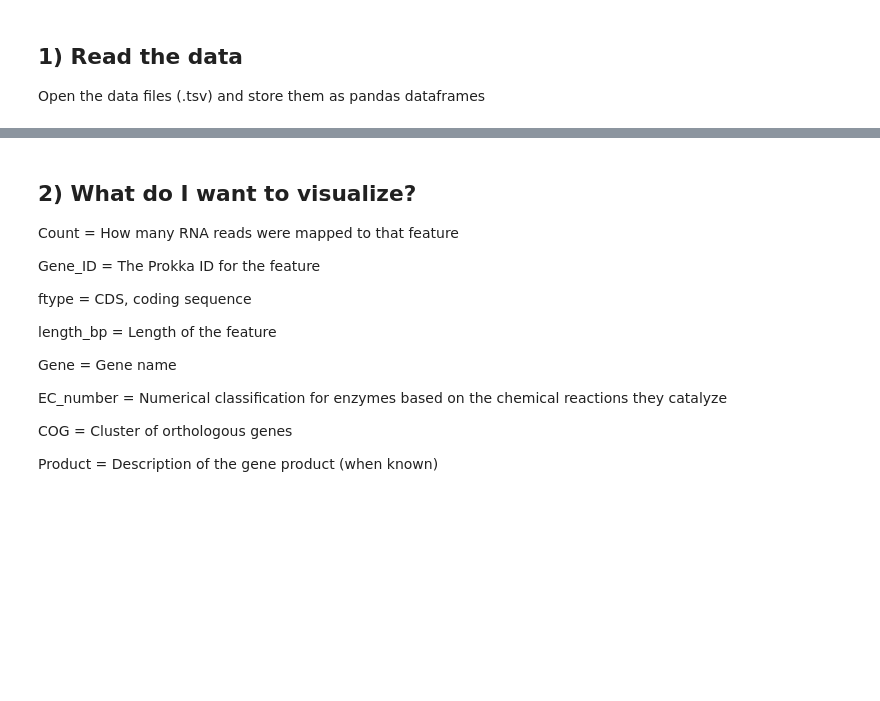
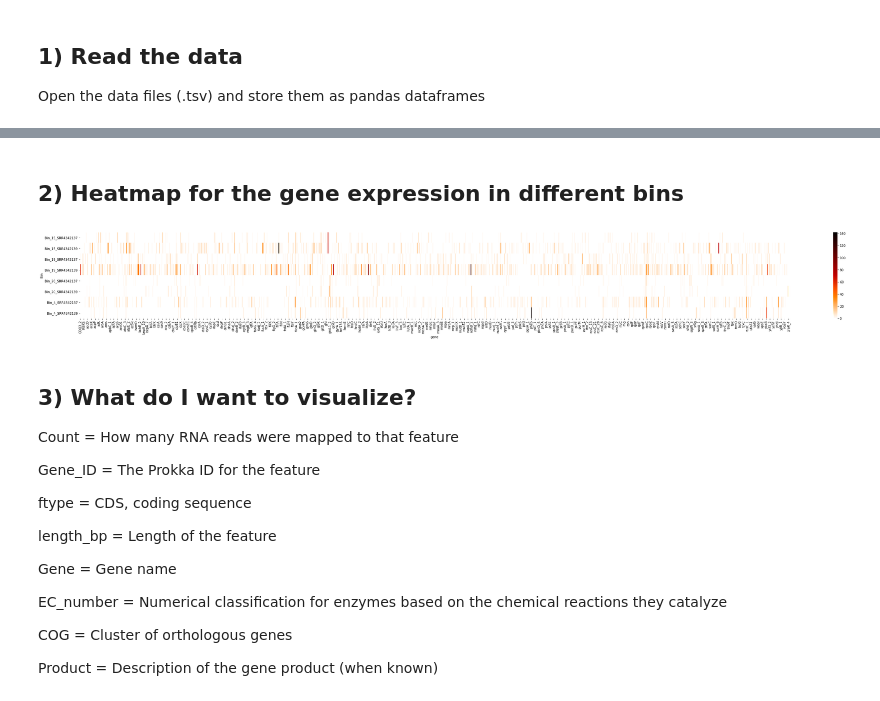
Before and after one commit to claranordquist/genome_analysis, a Jupyter notebook: Code/07_Python.ipynb, the cells around one changed output, grey strips where cells are left out. Drawn from its saved outputs; the diff is of its cells as text; code cells hidden in the pictures; blank space fills up the shorter version.

Commit message:
Built a heatmap for the expression analysis, started on the EggNog Mapper

```diff
--- a/Code/07_Python.ipynb
+++ b/Code/07_Python.ipynb
@@ -27,11 +27,12 @@ for file in os.listdir(directory):
         basename = file[:-4]
         bin_dataframes[basename] = pd.read_table(os.path.join(directory, file), sep='\t', skiprows=1, header=None)
         bin_dataframes[basename].columns = ["Count", "Gene_ID", "ftype", "length_bp", "gene", "EC_number", "COG", "Product"]
+        bin_dataframes[basename].insert(0, 'Bin', basename)
 
-        if basename.endswith('SRR4342137'):
-            env_dataframes['High'] = pd.concat([env_dataframes['High'], bin_dataframes[basename]], axis=0)
-        else:
-            env_dataframes['Low'] = pd.concat([env_dataframes['Low'], bin_dataframes[basename]], axis=0)
+        # if basename.endswith('SRR4342137'):
+        #     env_dataframes['High'] = pd.concat([env_dataframes['High'], bin_dataframes[basename]], axis=0, ignore_index=True)
+        # else:
+        #     env_dataframes['Low'] = pd.concat([env_dataframes['Low'], bin_dataframes[basename]], axis=0, ignore_index=True)
 # %%
 # This can be used to merge rows that are from the same feature, if multiple bins would show the same feature
 # Don't know if this is necessary though?
@@ -41,0 +55,2 @@ for env, data in env_dataframes.items():
+# %% [markdown]
+## 2) Heatmap for the gene expression in different bins
@@ -42,5 +62,27 @@ for env, data in env_dataframes.items():
+# %%
+# Pool the data into one dataframe with three columns
+# Drop the rows with NaN values (= genes without names)
+# Bin (4_low, 4_high, 15_low, 15_high, ...)
+# Gene (gene name)
+# Count (N° RNA counts)
+heatmap_dataframe = pd.concat([bin_dataframes[x][['Bin', 'Count', 'gene']] for x in bin_dataframes.keys()], axis=0, ignore_index=True)
+heatmap_dataframe = heatmap_dataframe.dropna()
+
+# Convert it to a pivot table telling how I want the heatmap
+# Columns = Genes
+# Rows = Bins
+# Values = Count numbers
+pivot_table = pd.pivot(data=heatmap_dataframe, columns='gene', index='Bin', values='Count')
+pivot_table = pivot_table.fillna(0)
+# %%
+# Plot the heatmap
+plt.figure(figsize = (50,5))
+sns.heatmap(pivot_table, cmap='gist_heat_r', vmin=0)
+plt.show()
+# %% [output]
+[figure, added]
 # %% [markdown]
-## 2) What do I want to visualize?
+## 3) What do I want to visualize?
 
 Count = How many RNA reads were mapped to that feature
 
```
Also changed, not shown: parts of 2 cells of this notebook, 1 other file.
